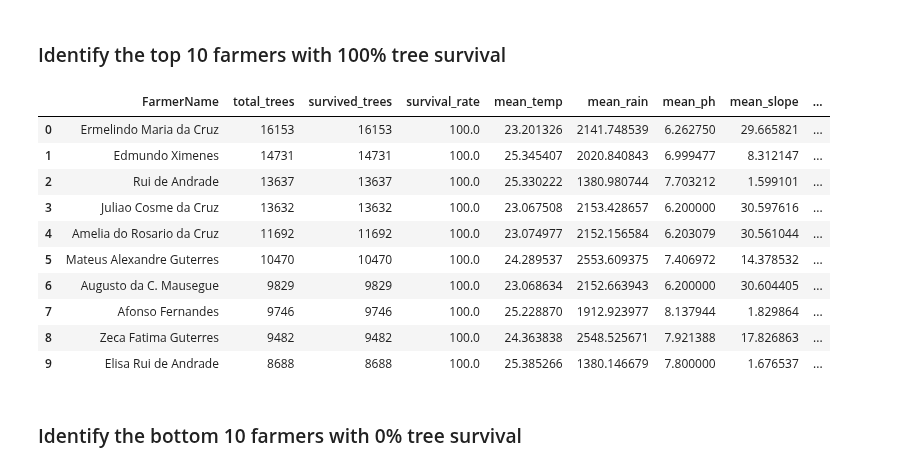
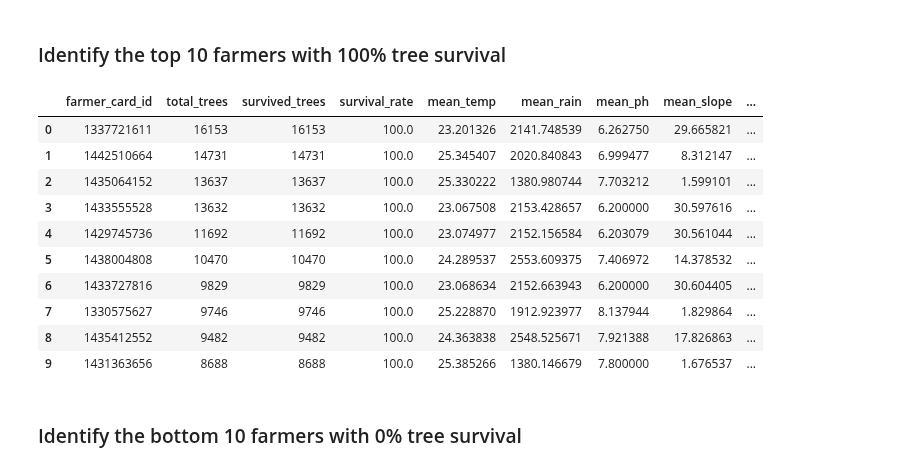
Before and after one commit to Chameleon-company/Planting-Optimisation-Tool, a Jupyter notebook: datascience/tree_survivability/SSE11-Predicting-Tree-Survival-Rates.ipynb, the cells around one changed output. Drawn from its saved outputs; the diff is of its cells as text; code cells hidden in the pictures.

```diff
--- a/datascience/tree_survivability/SSE11-Predicting-Tree-Survival-Rates.ipynb
+++ b/datascience/tree_survivability/SSE11-Predicting-Tree-Survival-Rates.ipynb
@@ -712,7 +716,7 @@ The number of trees that did not survive is 39845 (5.44%)
 # %%
 # Calculate survival stats per farmer
 farmer_stats = (
-    final_df.groupby("FarmerName")
+    final_df.groupby("farmer_card_id")
     .agg(total_trees=("survived", "size"), survived_trees=("survived", "sum"))
     .reset_index()
 )
@@ -720,46 +724,46 @@ farmer_stats = (
 # Calculate survival rate
 farmer_stats["survival_rate"] = (
     farmer_stats["survived_trees"] / farmer_stats["total_trees"] * 100
 )
 
 # Identify farmers with 100% tree survival
 top_10_full_survival = (
     farmer_stats[farmer_stats["survival_rate"] == 100]
     .sort_values("total_trees", ascending=False)
     .head(10)
 )
 
 # Calculate mean environmental conditions per farmer
 farmer_env_means = (
-    final_df.groupby("FarmerName")
+    final_df.groupby("farmer_card_id")
     .agg(
         mean_temp=("temp_mean", "mean"),
         mean_rain=("rain_mean", "mean"),
         mean_ph=("ph", "mean"),
         mean_slope=("slope_mean", "mean"),
         mean_elev=("elev_mean", "mean"),
     )
     .reset_index()
 )
 
 # Merge survival statistics with environmental means
 top_10_full_survival = top_10_full_survival.merge(
-    farmer_env_means, on="FarmerName", how="left"
+    farmer_env_means, on="farmer_card_id", how="left"
 )
 
 top_10_full_survival
 # %% [output]
-|  | FarmerName | total_trees | survived_trees | survival_rate | mean_temp | mean_rain | mean_ph | mean_slope | ... |
-| 0 | Ermelindo Maria da Cruz | 16153 | 16153 | 100.0 | 23.201326 | 2141.748539 | 6.262750 | 29.665821 | ... |
-| 1 | Edmundo Ximenes | 14731 | 14731 | 100.0 | 25.345407 | 2020.840843 | 6.999477 | 8.312147 | ... |
-| 2 | Rui de Andrade | 13637 | 13637 | 100.0 | 25.330222 | 1380.980744 | 7.703212 | 1.599101 | ... |
-| 3 | Juliao Cosme da Cruz | 13632 | 13632 | 100.0 | 23.067508 | 2153.428657 | 6.200000 | 30.597616 | ... |
-| 4 | Amelia do Rosario da Cruz | 11692 | 11692 | 100.0 | 23.074977 | 2152.156584 | 6.203079 | 30.561044 | ... |
-| 5 | Mateus Alexandre Guterres | 10470 | 10470 | 100.0 | 24.289537 | 2553.609375 | 7.406972 | 14.378532 | ... |
-| 6 | Augusto da C. Mausegue | 9829 | 9829 | 100.0 | 23.068634 | 2152.663943 | 6.200000 | 30.604405 | ... |
-| 7 | Afonso Fernandes | 9746 | 9746 | 100.0 | 25.228870 | 1912.923977 | 8.137944 | 1.829864 | ... |
-| 8 | Zeca Fatima Guterres | 9482 | 9482 | 100.0 | 24.363838 | 2548.525671 | 7.921388 | 17.826863 | ... |
-| 9 | Elisa Rui de Andrade | 8688 | 8688 | 100.0 | 25.385266 | 1380.146679 | 7.800000 | 1.676537 | ... |
+|  | farmer_card_id | total_trees | survived_trees | survival_rate | mean_temp | mean_rain | mean_ph | mean_slope | ... |
+| 0 | 1337721611 | 16153 | 16153 | 100.0 | 23.201326 | 2141.748539 | 6.262750 | 29.665821 | ... |
+| 1 | 1442510664 | 14731 | 14731 | 100.0 | 25.345407 | 2020.840843 | 6.999477 | 8.312147 | ... |
+| 2 | 1435064152 | 13637 | 13637 | 100.0 | 25.330222 | 1380.980744 | 7.703212 | 1.599101 | ... |
+| 3 | 1433555528 | 13632 | 13632 | 100.0 | 23.067508 | 2153.428657 | 6.200000 | 30.597616 | ... |
+| 4 | 1429745736 | 11692 | 11692 | 100.0 | 23.074977 | 2152.156584 | 6.203079 | 30.561044 | ... |
+| 5 | 1438004808 | 10470 | 10470 | 100.0 | 24.289537 | 2553.609375 | 7.406972 | 14.378532 | ... |
+| 6 | 1433727816 | 9829 | 9829 | 100.0 | 23.068634 | 2152.663943 | 6.200000 | 30.604405 | ... |
+| 7 | 1330575627 | 9746 | 9746 | 100.0 | 25.228870 | 1912.923977 | 8.137944 | 1.829864 | ... |
+| 8 | 1435412552 | 9482 | 9482 | 100.0 | 24.363838 | 2548.525671 | 7.921388 | 17.826863 | ... |
+| 9 | 1431363656 | 8688 | 8688 | 100.0 | 25.385266 | 1380.146679 | 7.800000 | 1.676537 | ... |
 # %% [markdown]
 ### Identify the bottom 10 farmers with 0% tree survival
 # %%
```
Also changed, not shown: parts of 5 cells of this notebook.
